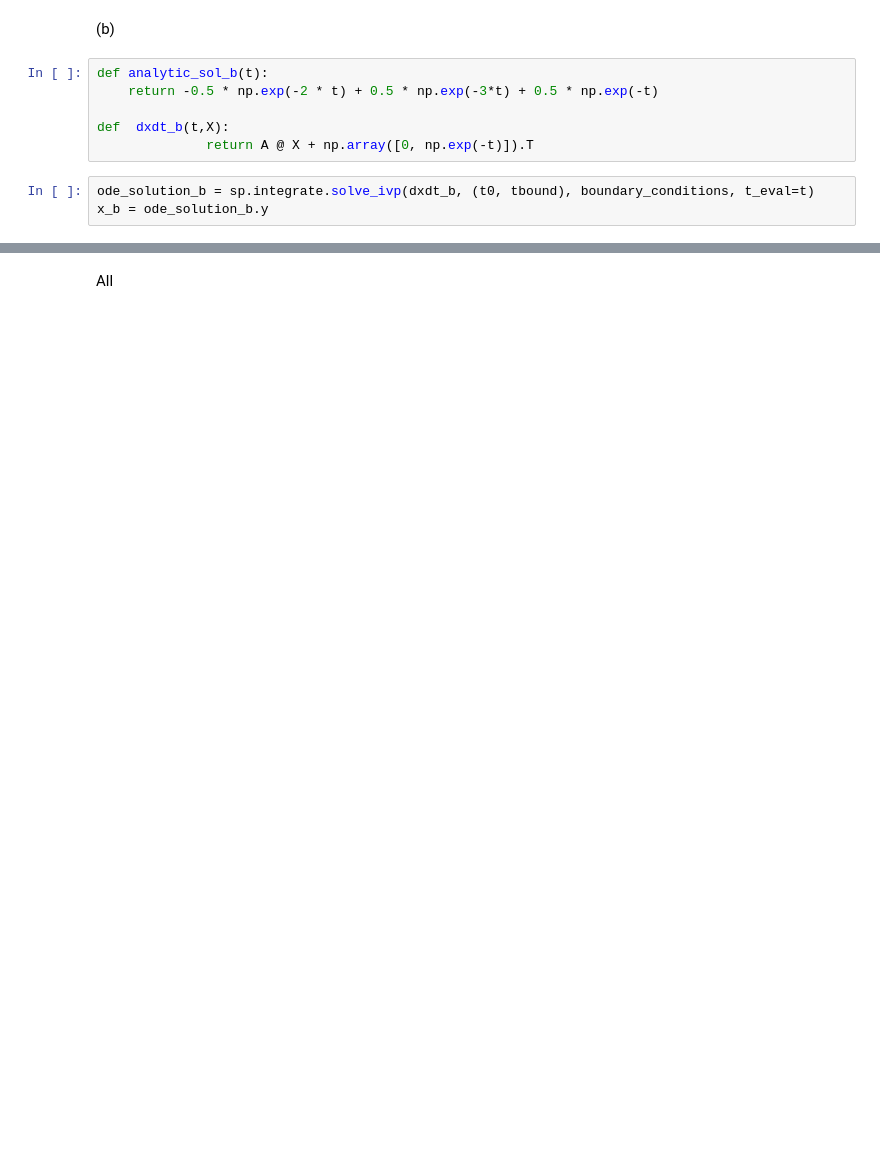
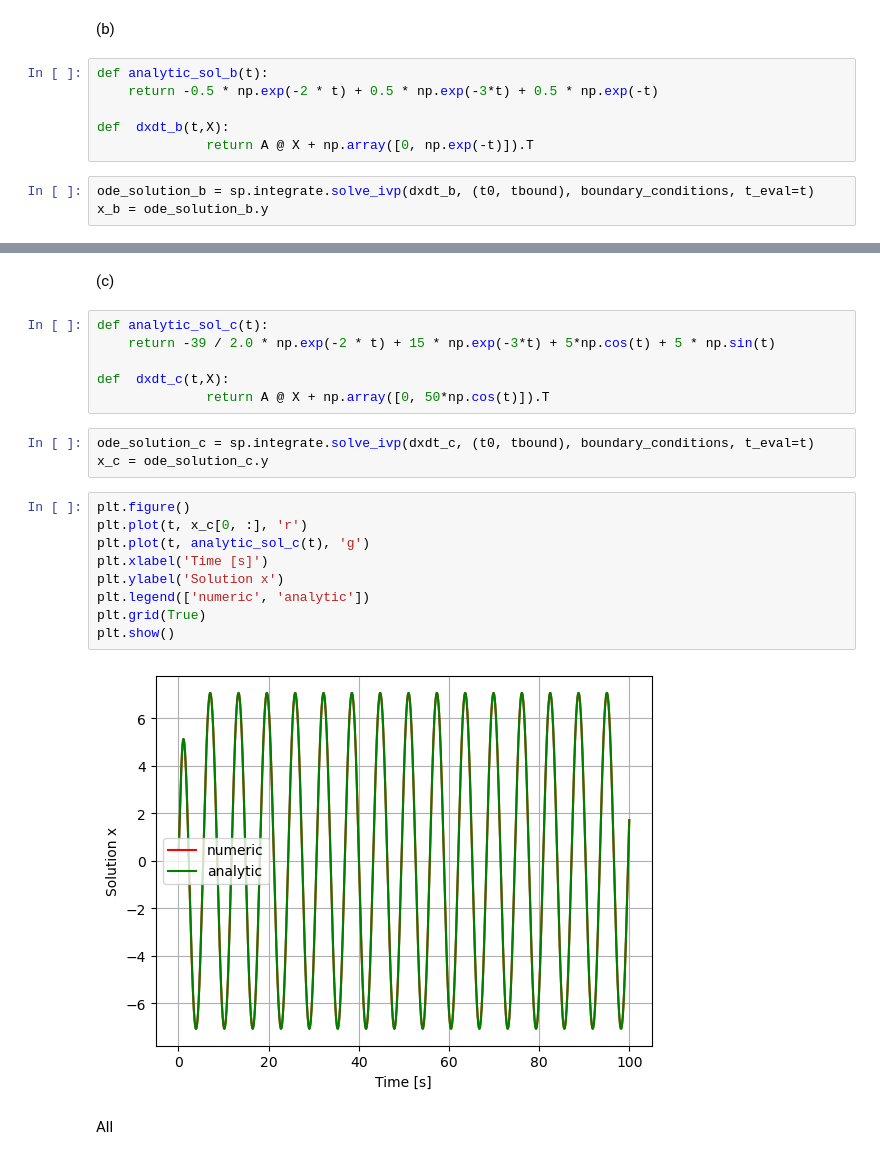
Before and after one commit to ArseniyBulaev/me564-565, a Jupyter notebook: homework/homework 3/ex_3_1.ipynb, the cells around one changed output, grey strips where cells are left out. Drawn from its saved outputs; the diff is of its cells as text; blank space fills up the shorter version.

```diff
--- a/homework/homework 3/ex_3_1.ipynb
+++ b/homework/homework 3/ex_3_1.ipynb
@@ -62,3 +62,25 @@ plt.show()
+# %% [markdown]
+(c)
+# %%
+def analytic_sol_c(t):
+    return -39 / 2.0 * np.exp(-2 * t) + 15 * np.exp(-3*t) + 5*np.cos(t) + 5 * np.sin(t)
+
+def  dxdt_c(t,X):
+              return A @ X + np.array([0, 50*np.cos(t)]).T
+# %%
+ode_solution_c = sp.integrate.solve_ivp(dxdt_c, (t0, tbound), boundary_conditions, t_eval=t)
+x_c = ode_solution_c.y
+# %%
+plt.figure()
+plt.plot(t, x_c[0, :], 'r')
+plt.plot(t, analytic_sol_c(t), 'g')
+plt.xlabel('Time [s]')
+plt.ylabel('Solution x')
+plt.legend(['numeric', 'analytic'])
+plt.grid(True)
+plt.show()
+# %% [output]
+[figure, added]
 # %% [markdown]
 All
 # %%
```
Also changed, not shown: parts of 4 cells of this notebook.
